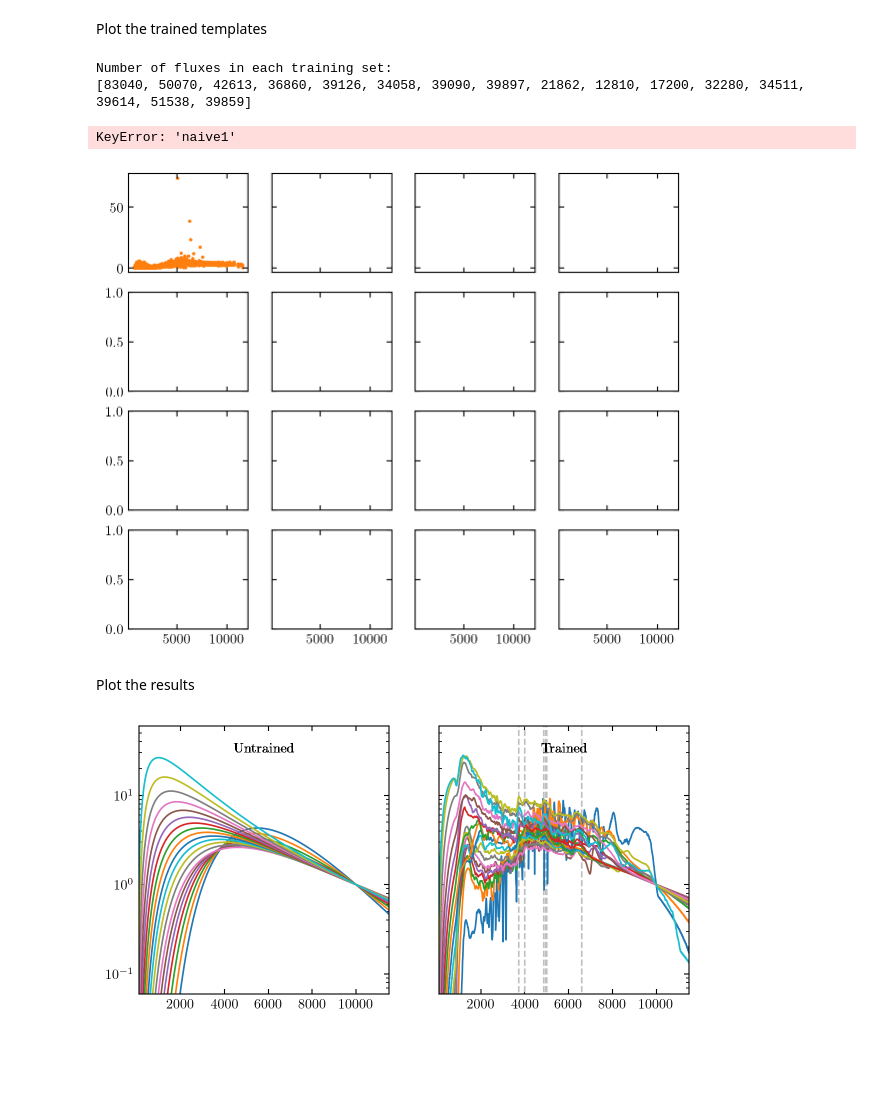
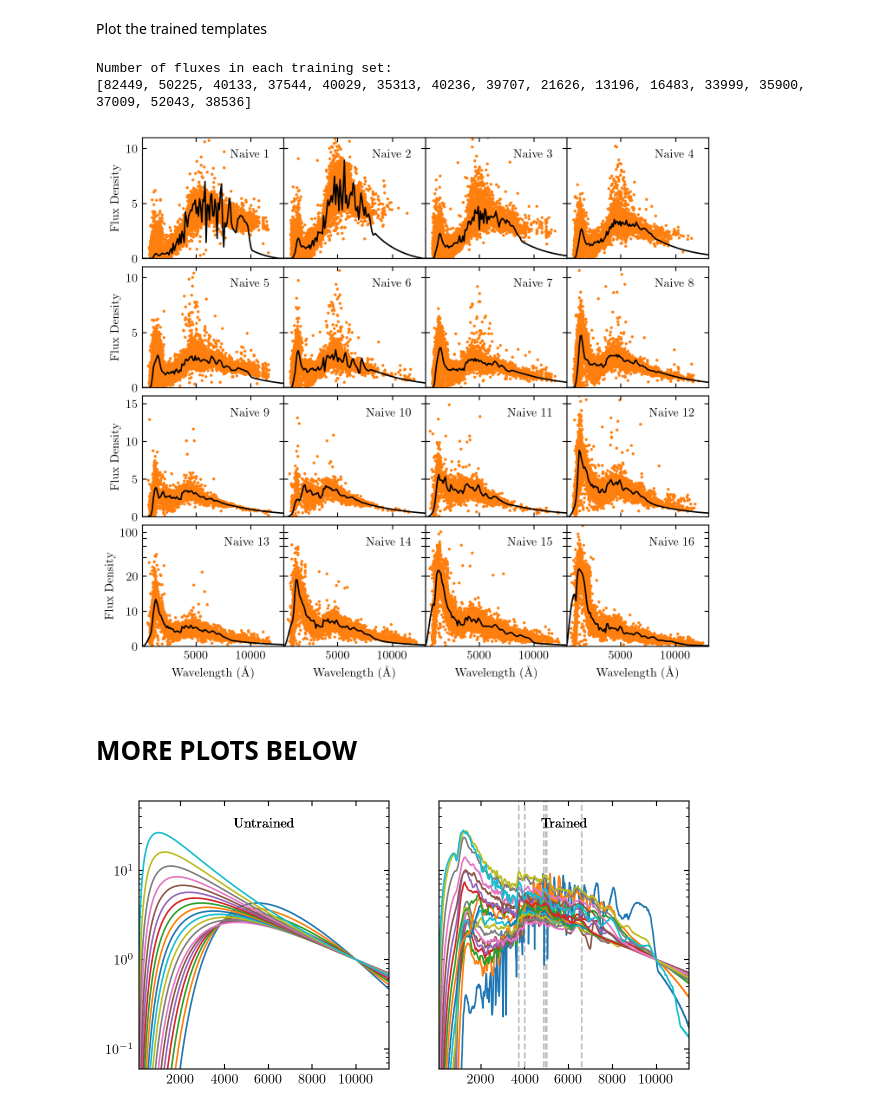
Before and after one commit to dirac-institute/photoz_template_learning, a Jupyter notebook: training_naive16.ipynb, the cells around one changed output. Cells and saved outputs as stored; diff of their text form; code cells hidden in the pictures; blank space fills up the shorter version.

Commit message:
Fixed plots for naive 8 and 16. Updated color classification plots. Removed the 20 template files.

```diff
--- a/training_naive16.ipynb
+++ b/training_naive16.ipynb
@@ -74,21 +74,25 @@ for i,ax in enumerate(axes.flatten()):
     ax.set_xlim(100,13000)
     #ax.set_yscale('log')
 
-
-axes[0,0].set_ylim(0,10)
-axes[1,0].set_ylim(0,12)
-axes[2,0].set_ylim(0,25)
-axes[3,0].set_ylim(0,80)
+axes[0,0].set_ylim(0,11)
+axes[0,0].set_yticks([0,5,10])
+axes[1,0].set_ylim(0,11)
+axes[1,0].set_yticks([0,5,10])
+axes[2,0].set_ylim(0,16)
+axes[3,0].set_ylim(0,130)
+axes[-1,0].set_yticks([0,10,20,40,60,80,100])
+axes[-1,0].set_yticklabels([0,10,20,'','','',100])
+axes[-1,0].set_yscale('symlog',linthreshy=20)
 
 for ax in axes[-1,:]:
     ax.set_xlabel('Wavelength ($\mathrm{\AA}$)')
 for ax in axes[:,0]:
     ax.set_ylabel('Flux Density')
 
-fig.tight_layout(pad=0.5, h_pad=0.5, w_pad=0)
+fig.tight_layout(pad=0.5, h_pad=0.15, w_pad=0)
 plt.show()
 
-#fig.savefig('plots/naive_untrained.pdf')
+#fig.savefig('plots/naive_16_untrained.pdf')
 # %% [output]
 Number of fluxes in each training set:
 [81294, 62803, 42532, 38259, 35061, 35026, 41886, 45563, 34882, 22045, 12884, 11489, 15710, 22230, 41224, 71540]
@@ -128,48 +135,50 @@ final_sets = create_training_sets(trained_templates, galaxies, bandpass_dict)"""
 # %%
 ncols = 4
 nrows = int(N/ncols+0.5)
-fig, axes = plt.subplots(nrows,ncols,sharex='all',sharey='row',figsize=(twocol,twocol*nrows/ncols*0.85))
+fig, axes = plt.subplots(nrows,ncols,sharex='all',sharey='row',figsize=(twocol,twocol*nrows/ncols*0.9))
 
 print("Number of fluxes in each training set:")
 print([len(i) for i in final_sets.values()])
 
 for i,ax in enumerate(axes.flatten()):
 
     wavelen = [row[0] for row in final_sets["naive"+str(i+1)]]
     fluxes  = [row[1] for row in final_sets["naive"+str(i+1)]]
     ax.scatter(wavelen, fluxes, s=2, c="C1")
 
     template = trained_templates["naive"+str(i+1)]
     ax.plot(template.wavelen, template.flambda, ls="-", c="k")
 
-    ax.text(0.5,0.85,"Naive "+str(i+1),transform=ax.transAxes,ha="center")
+    ax.text(0.9,0.9,"Naive "+str(i+1),transform=ax.transAxes,ha="right",va="top")
 
     ax.set_xlim(100,13000)
-    ax.set_yscale('log')
+    #ax.set_yscale('log')
 
-
-axes[0,0].set_ylim(0.01,300)
-axes[1,0].set_ylim(0.1,300)
-axes[2,0].set_ylim(0.1,300)
-axes[3,0].set_ylim(0.4,300)
-axes[4,0].set_ylim(0.4,300)
+axes[0,0].set_ylim(0,11)
+axes[0,0].set_yticks([0,5,10])
+axes[1,0].set_ylim(0,11)
+axes[1,0].set_yticks([0,5,10])
+axes[2,0].set_ylim(0,16)
+axes[3,0].set_ylim(0,130)
+axes[3,0].set_yscale('symlog',linthreshy=20)
+axes[3,0].set_yticks([0,10,20,40,60,80,100])
+axes[3,0].set_yticklabels([0,10,20,'','','',100])
 
 for ax in axes[-1,:]:
     ax.set_xlabel('Wavelength ($\mathrm{\AA}$)')
 for ax in axes[:,0]:
     ax.set_ylabel('Flux Density')
 
-fig.tight_layout(pad=0.5, h_pad=0, w_pad=0)
+fig.tight_layout(pad=0.5, h_pad=0.15, w_pad=0)
 plt.show()
 
-#fig.savefig('plots/naive_trained.pdf')
+#fig.savefig('plots/naive_16_trained.pdf')
 # %% [output]
 Number of fluxes in each training set:
-[83040, 50070, 42613, 36860, 39126, 34058, 39090, 39897, 21862, 12810, 17200, 32280, 34511, 39614, 51538, 39859]
+[82449, 50225, 40133, 37544, 40029, 35313, 40236, 39707, 21626, 13196, 16483, 33999, 35900, 37009, 52043, 38536]
-KeyError: 'naive1'
-[figure, old version]
+[figure, new version]
-# %% [markdown]
-Plot the results
+# %% [markdown]
+# MORE PLOTS BELOW
 # %%
 fig,(ax1,ax2) = plt.subplots(1,2,sharex='all',sharey='all',figsize=(twocol,twocol/2))
 
```
Also changed, not shown: parts of 2 cells of this notebook, 28 other files.
